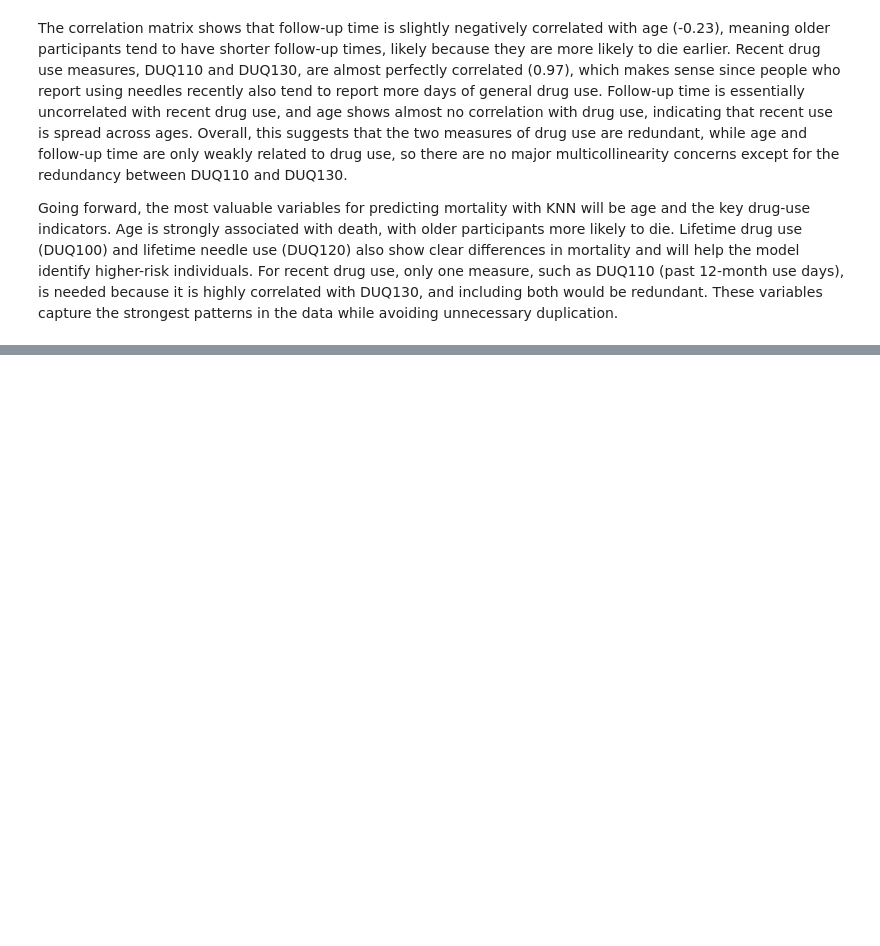
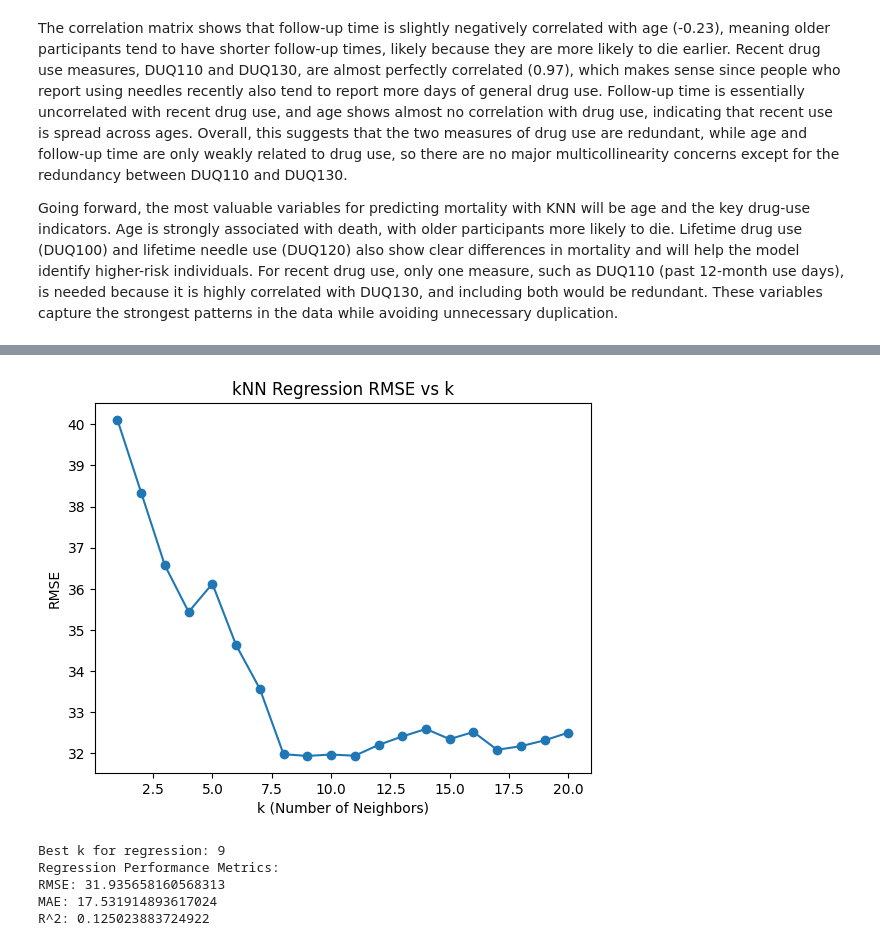
Before and after one commit to ayanrasulova/Project-1-Wrangling-EDA-kNN, a Jupyter notebook: project.ipynb, the cells around one changed output, grey strips where cells are left out. Saved outputs shown, nothing was run; the diff lists cells and outputs as text; code cells hidden in the pictures; blank space fills up the shorter version.

```diff
--- a/project.ipynb
+++ b/project.ipynb
@@ -362,0 +468,44 @@ Going forward, the most valuable variables for predicting mortality with KNN wil
+# %%
+
+from sklearn.neighbors import KNeighborsRegressor
+from sklearn.metrics import mean_squared_error, mean_absolute_error, r2_score
+
+# Try different k values to minimize RMSE
+rmse_list = []
+
+for k in range(1, 21):
+    knn_reg = KNeighborsRegressor(n_neighbors=k)
+    knn_reg.fit(X_train_reg, y_train_reg)
+    y_pred = knn_reg.predict(X_test_reg)
+    rmse = np.sqrt(mean_squared_error(y_test_reg, y_pred))
+    rmse_list.append(rmse)
+
+# Plot RMSE vs k
+plt.figure()
+plt.plot(range(1, 21), rmse_list, marker='o')
+plt.xlabel("k (Number of Neighbors)")
+plt.ylabel("RMSE")
+plt.title("kNN Regression RMSE vs k")
+plt.show()
+
+# Choose best k (lowest RMSE)
+best_k_reg = np.argmin(rmse_list) + 1
+print(f"Best k for regression: {best_k_reg}")
+
+# Train final regressor
+knn_reg = KNeighborsRegressor(n_neighbors=best_k_reg)
+knn_reg.fit(X_train_reg, y_train_reg)
+y_pred_reg_final = knn_reg.predict(X_test_reg)
+
+# Evaluate regression
+print("Regression Performance Metrics:")
+print("RMSE:", np.sqrt(mean_squared_error(y_test_reg, y_pred_reg_final)))
+print("MAE:", mean_absolute_error(y_test_reg, y_pred_reg_final))
+print("R^2:", r2_score(y_test_reg, y_pred_reg_final))
+# %% [output]
+[figure, added]
+Best k for regression: 9
+Regression Performance Metrics:
+RMSE: 31.935658160568313
+MAE: 17.531914893617024
+R^2: 0.125023883724922
```
Also changed, not shown: parts of 9 cells of this notebook.
